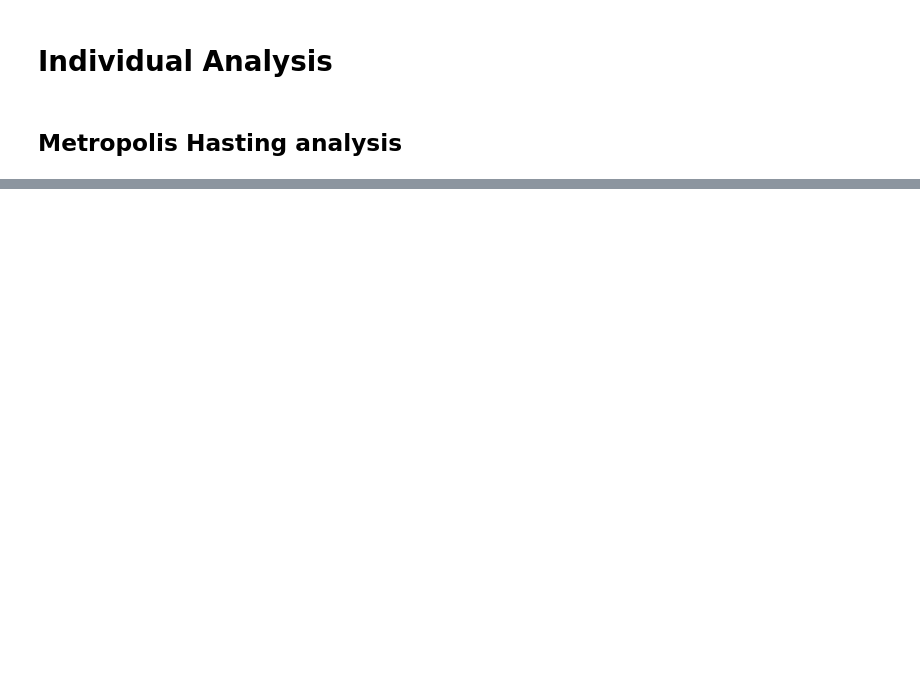
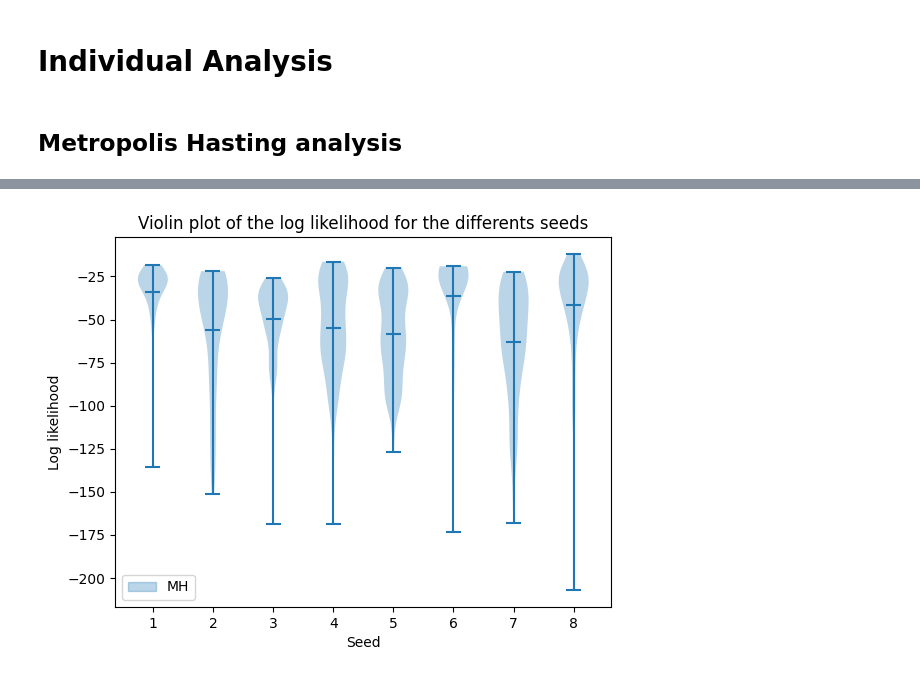
Before and after one commit to flowersteam/WorldLLM, a Jupyter notebook: analysis_MH.ipynb, the cells around one changed output, grey strips where cells are left out. Saved outputs shown, nothing was run; the diff lists cells and outputs as text; code cells hidden in the pictures; blank space fills up the shorter version.

```diff
--- a/analysis_MH.ipynb
+++ b/analysis_MH.ipynb
@@ -121,0 +122,12 @@ Text(0.5, 1.0, 'Weights depending on the log likelihood difference')
+# %%
+# Plot violin plot of the log likelihood as a function of the seeds for both algorithms
+plt.figure()
+color_mh = plt.violinplot(all_likelihoods.transpose(), showmeans=True)["bodies"][0].get_facecolor().flatten()
+color_mh = matplotlib.patches.Patch(color=color_mh)
+plt.legend([color_mh], ["MH"])
+plt.title("Violin plot of the log likelihood for the differents seeds")
+plt.xlabel("Seed")
+plt.ylabel("Log likelihood")
+plt.show()
+# %% [output]
+[figure, added]
```
Also changed, not shown: parts of 5 cells of this notebook, 1 other file.
